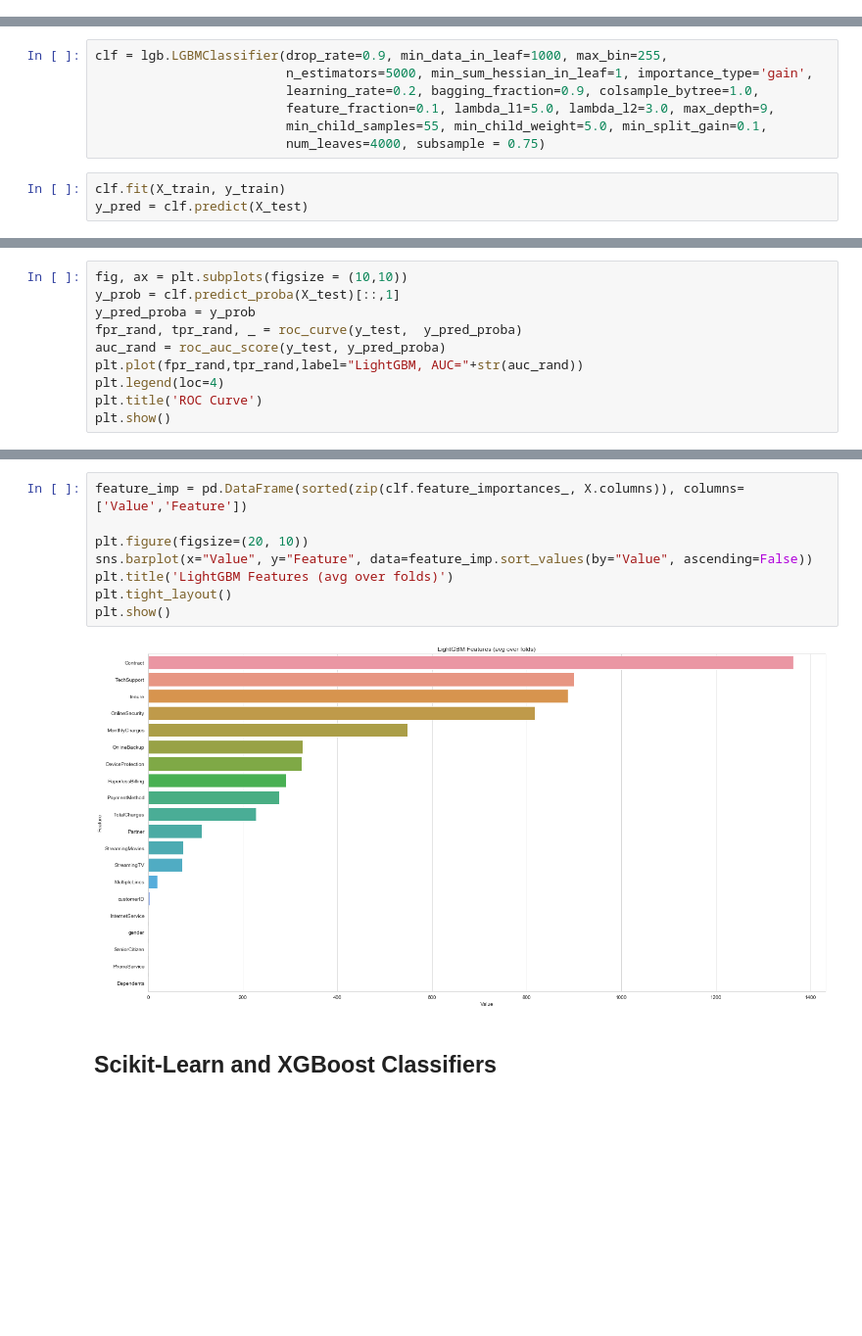
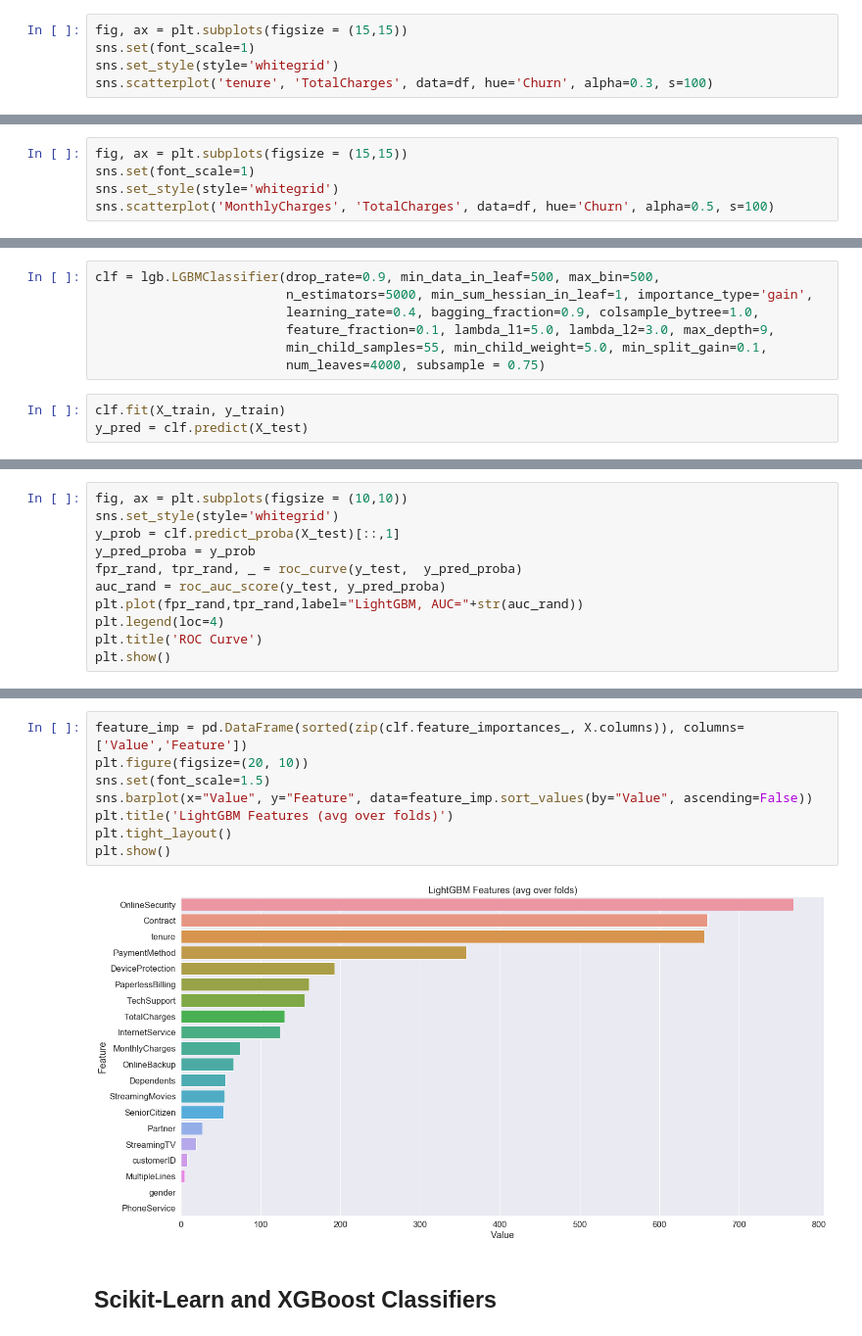
Before and after one commit to dmitriykats1/Customer-Churn, a Jupyter notebook: Customer Churn/notebooks/customer_churn.ipynb, the cells around one changed output, grey strips where cells are left out. Shown at 98% size. Cells and saved outputs as stored; diff of their text form; blank space fills up the shorter version.

```diff
--- a/Customer Churn/notebooks/customer_churn.ipynb
+++ b/Customer Churn/notebooks/customer_churn.ipynb
@@ -380,0 +386,5 @@ heatMap(encoded_df)
+# %%
+fig, ax = plt.subplots(figsize = (15,15))
+sns.set(font_scale=1)
+sns.set_style(style='whitegrid')
+sns.scatterplot('tenure', 'TotalCharges', data=df, hue='Churn', alpha=0.3, s=100)
@@ -380,0 +394,5 @@ heatMap(encoded_df)
+# %%
+fig, ax = plt.subplots(figsize = (15,15))
+sns.set(font_scale=1)
+sns.set_style(style='whitegrid')
+sns.scatterplot('MonthlyCharges', 'TotalCharges', data=df, hue='Churn', alpha=0.5, s=100)
@@ -462,7 +489,7 @@ import lightgbm as lgb
 # %%
-clf = lgb.LGBMClassifier(drop_rate=0.9, min_data_in_leaf=1000, max_bin=255,
+clf = lgb.LGBMClassifier(drop_rate=0.9, min_data_in_leaf=500, max_bin=500,
                          n_estimators=5000, min_sum_hessian_in_leaf=1, importance_type='gain',
-                         learning_rate=0.2, bagging_fraction=0.9, colsample_bytree=1.0,
+                         learning_rate=0.4, bagging_fraction=0.9, colsample_bytree=1.0,
                          feature_fraction=0.1, lambda_l1=5.0, lambda_l2=3.0, max_depth=9,
                          min_child_samples=55, min_child_weight=5.0, min_split_gain=0.1,
                          num_leaves=4000, subsample = 0.75)
@@ -494,5 +521,6 @@ Confusion Matrix: [[292  87]
 # %%
 fig, ax = plt.subplots(figsize = (10,10))
+sns.set_style(style='whitegrid')
 y_prob = clf.predict_proba(X_test)[::,1]
 y_pred_proba = y_prob
 fpr_rand, tpr_rand, _ = roc_curve(y_test,  y_pred_proba)
@@ -506,13 +534,13 @@ plt.show()
 # %%
 feature_imp = pd.DataFrame(sorted(zip(clf.feature_importances_, X.columns)), columns=['Value','Feature'])
-
 plt.figure(figsize=(20, 10))
+sns.set(font_scale=1.5)
 sns.barplot(x="Value", y="Feature", data=feature_imp.sort_values(by="Value", ascending=False))
 plt.title('LightGBM Features (avg over folds)')
 plt.tight_layout()
 plt.show()
 # %% [output]
-[figure, old version]
+[figure, new version]
 # %% [markdown]
 ## Scikit-Learn and XGBoost Classifiers
 # %%
```
Also changed, not shown: parts of 14 cells of this notebook.
